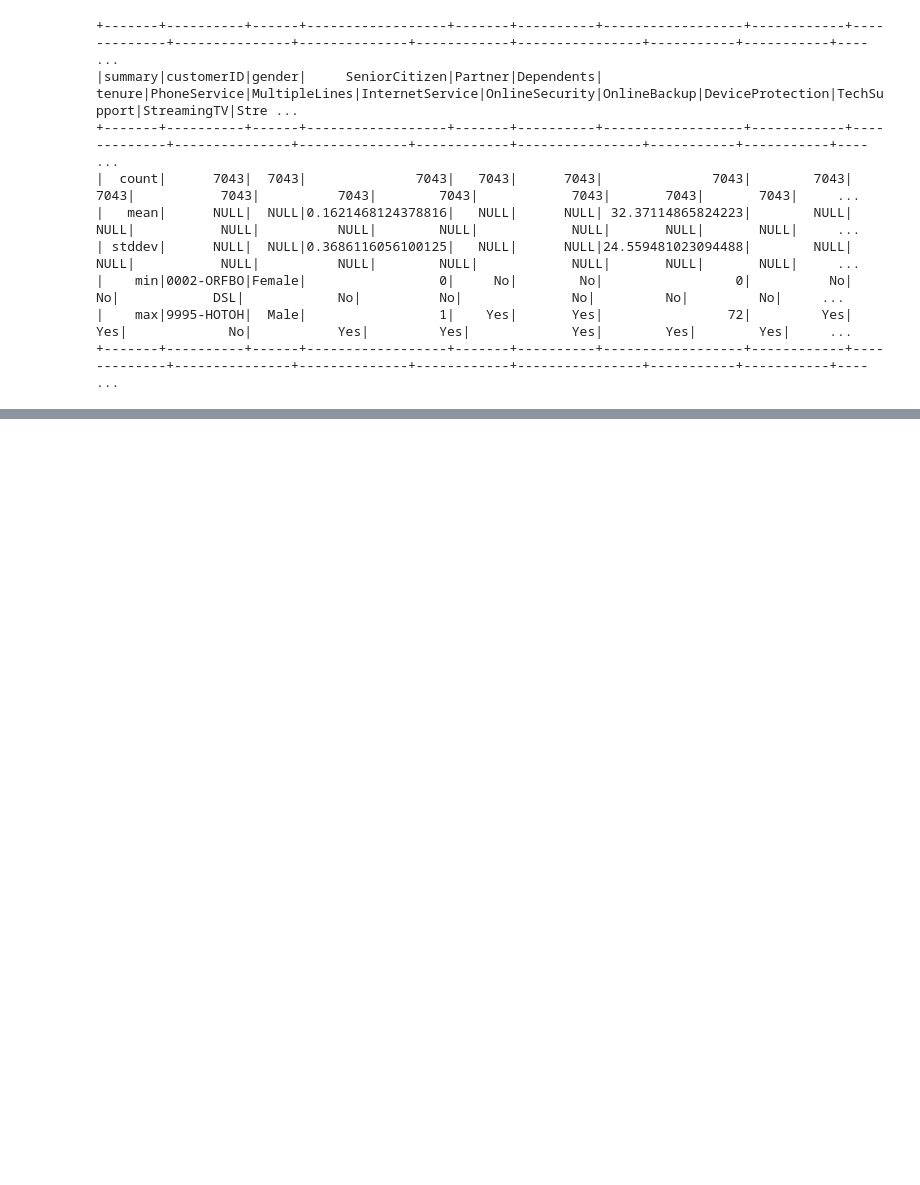
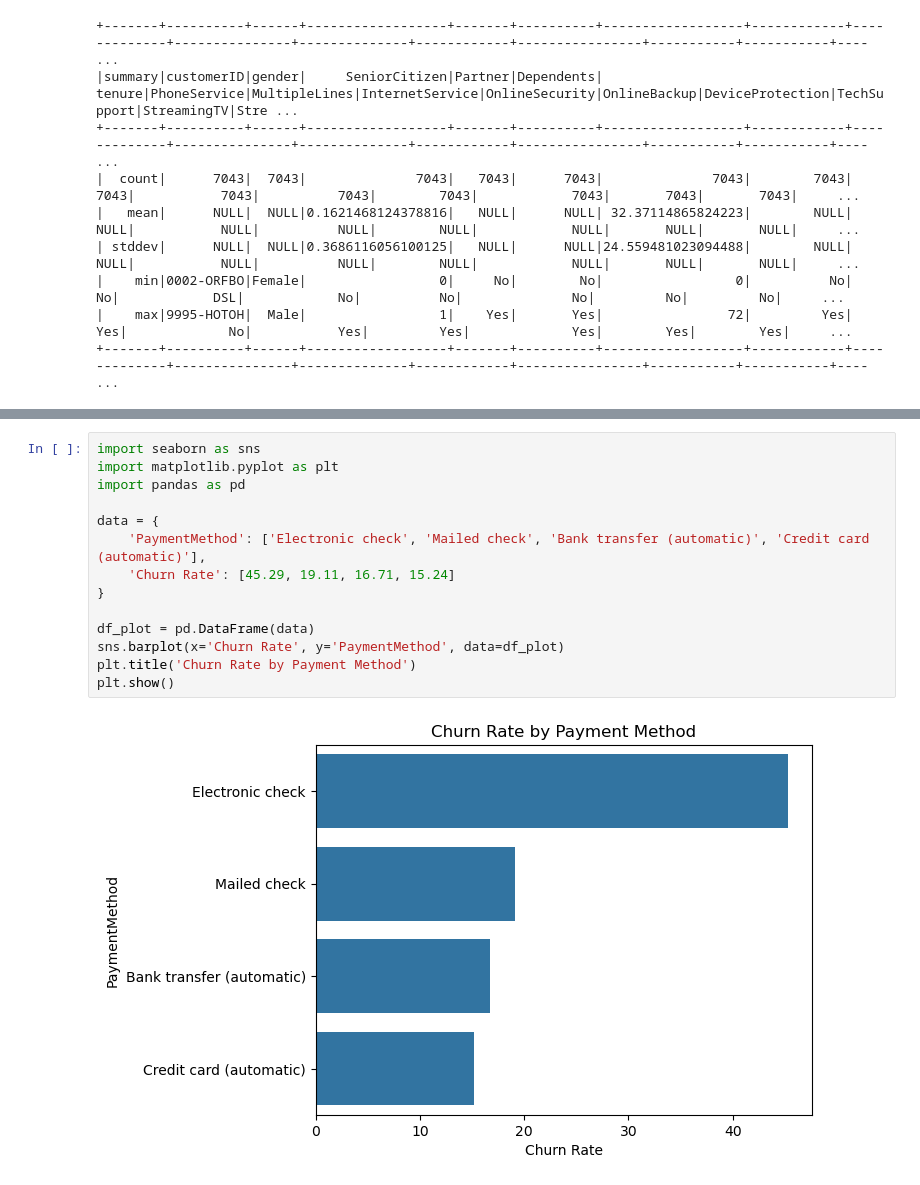
Before and after one commit to eclipse25/spark-world, a Jupyter notebook: projects/churn-prediction/notebooks/EDA.ipynb, the cells around one changed output, grey strips where cells are left out. Saved outputs shown, nothing was run; the diff lists cells and outputs as text; blank space fills up the shorter version.

```diff
--- a/projects/churn-prediction/notebooks/EDA.ipynb
+++ b/projects/churn-prediction/notebooks/EDA.ipynb
@@ -78,0 +216,16 @@ df.describe().show()
+# %%
+import seaborn as sns
+import matplotlib.pyplot as plt
+import pandas as pd
+
+data = {
+    'PaymentMethod': ['Electronic check', 'Mailed check', 'Bank transfer (automatic)', 'Credit card (automatic)'],
+    'Churn Rate': [45.29, 19.11, 16.71, 15.24]
+}
+
+df_plot = pd.DataFrame(data)
+sns.barplot(x='Churn Rate', y='PaymentMethod', data=df_plot)
+plt.title('Churn Rate by Payment Method')
+plt.show()
+# %% [output]
+[figure, added]
```
Also changed, not shown: parts of 42 cells of this notebook, 7 other files.
